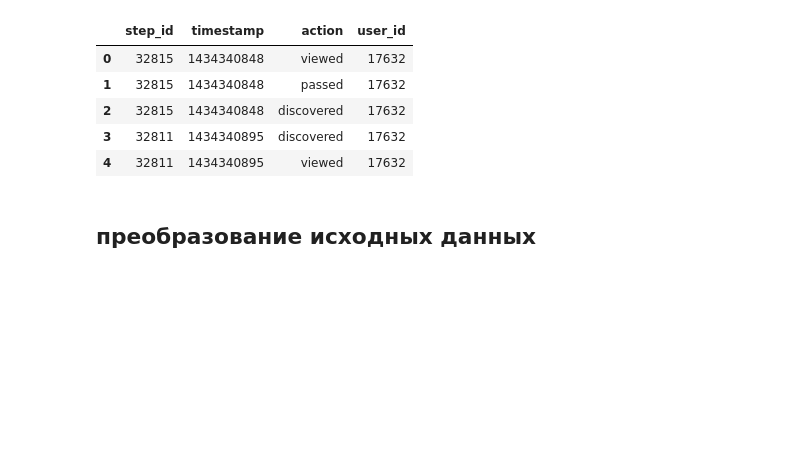
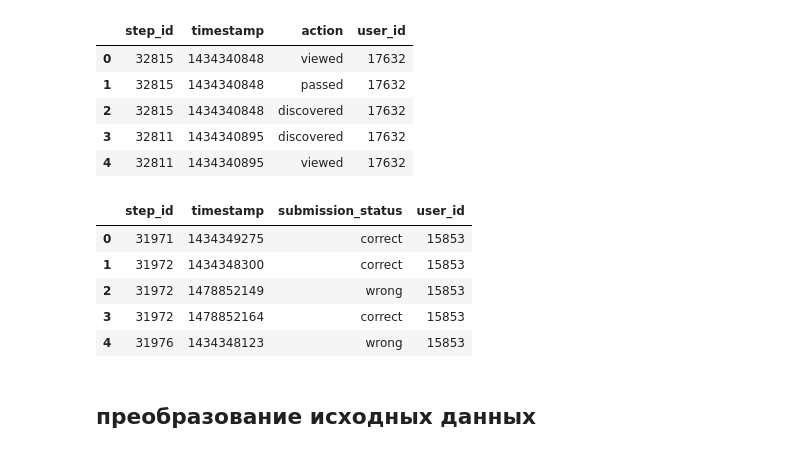
Before and after one commit to PigStep/Stepic-R-course-analitycs, a Jupyter notebook: main/main.ipynb, the cells around one changed output. Saved outputs shown, nothing was run; the diff lists cells and outputs as text; code cells hidden in the pictures; blank space fills up the shorter version.

```diff
--- a/main/main.ipynb
+++ b/main/main.ipynb
@@ -19,6 +20,15 @@ events_data.head()
 | 2 | 32815 | 1434340848 | discovered | 17632 |
 | 3 | 32811 | 1434340895 | discovered | 17632 |
 | 4 | 32811 | 1434340895 | viewed | 17632 |
+# %%
+submissions.head()
+# %% [output]
+|  | step_id | timestamp | submission_status | user_id |
+| 0 | 31971 | 1434349275 | correct | 15853 |
+| 1 | 31972 | 1434348300 | correct | 15853 |
+| 2 | 31972 | 1478852149 | wrong | 15853 |
+| 3 | 31972 | 1478852164 | correct | 15853 |
+| 4 | 31976 | 1434348123 | wrong | 15853 |
 # %% [markdown]
 ## преобразование исходных данных
 # %%
```
Also changed, not shown: parts of 6 cells of this notebook.
